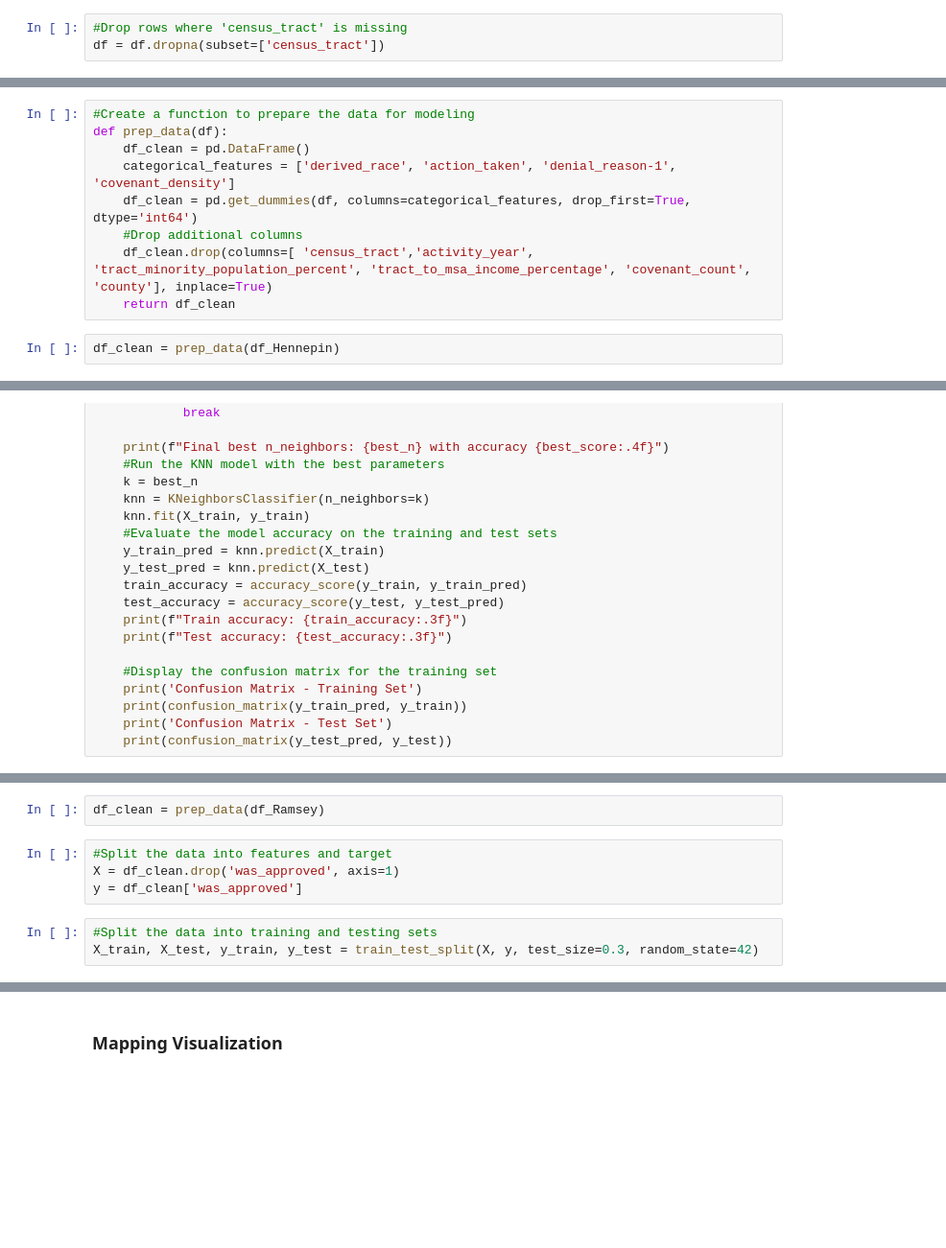
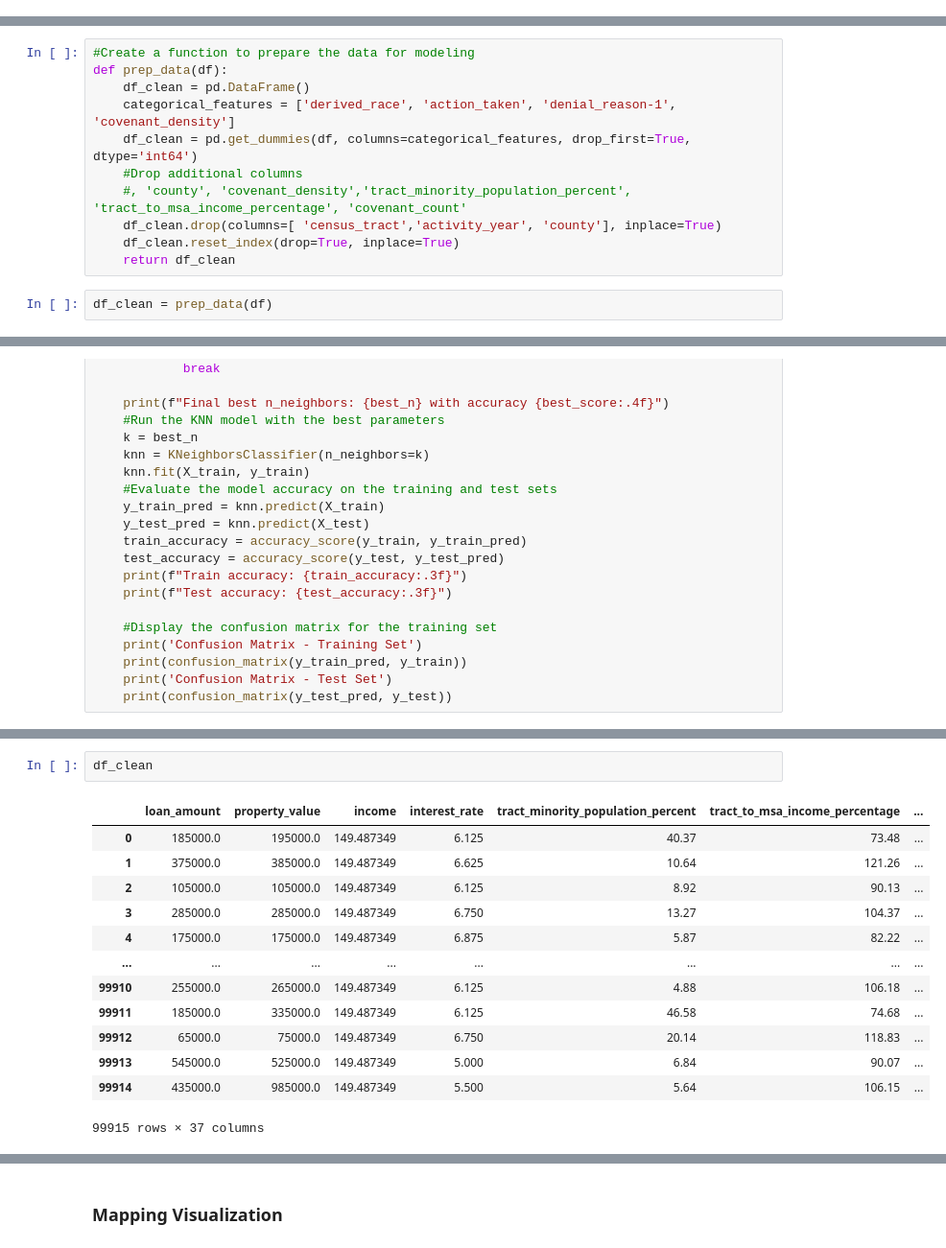
Before and after one commit to chance-roberts/DATA6550-Housing-Bias, a Jupyter notebook: Code/Roberts/CRoberts_Housing_Bias.ipynb, the cells around one changed output, grey strips where cells are left out. Shown at 96% size. Saved outputs shown, nothing was run; the diff lists cells and outputs as text; blank space fills up the shorter version.

```diff
--- a/Code/Roberts/CRoberts_Housing_Bias.ipynb
+++ b/Code/Roberts/CRoberts_Housing_Bias.ipynb
@@ -80,6 +83,3 @@ df[df['census_tract'].isnull()]
-# %%
-#Drop rows where 'census_tract' is missing
-df = df.dropna(subset=['census_tract'])
 # %%
 #Fill missing values of 'covenant_density'
 df['covenant_density'] = df['covenant_density'].fillna('No Covenants')
@@ -307,10 +101,12 @@ def prep_data(df):
     categorical_features = ['derived_race', 'action_taken', 'denial_reason-1', 'covenant_density']
     df_clean = pd.get_dummies(df, columns=categorical_features, drop_first=True, dtype='int64')
     #Drop additional columns
-    df_clean.drop(columns=[ 'census_tract','activity_year', 'tract_minority_population_percent', 'tract_to_msa_income_percentage', 'covenant_count', 'county'], inplace=True)
+    #, 'county', 'covenant_density','tract_minority_population_percent', 'tract_to_msa_income_percentage', 'covenant_count'
+    df_clean.drop(columns=[ 'census_tract','activity_year', 'county'], inplace=True)
+    df_clean.reset_index(drop=True, inplace=True)
     return df_clean
 # %%
-df_clean = prep_data(df_Hennepin)
+df_clean = prep_data(df)
 # %%
 #Display the missing values in the cleaned dataset
 df_clean.isnull().sum()
@@ -435,9 +219,16 @@ Confusion Matrix - Test Set
 # %%
-df_clean = prep_data(df_Ramsey)
+df_clean
+# %% [output]
+|  | loan_amount | property_value | income | interest_rate | tract_minority_population_percent | tract_to_msa_income_percentage | ... |
+| 0 | 185000.0 | 195000.0 | 149.487349 | 6.125 | 40.37 | 73.48 | ... |
+| 1 | 375000.0 | 385000.0 | 149.487349 | 6.625 | 10.64 | 121.26 | ... |
+| 2 | 105000.0 | 105000.0 | 149.487349 | 6.125 | 8.92 | 90.13 | ... |
+| 3 | 285000.0 | 285000.0 | 149.487349 | 6.750 | 13.27 | 104.37 | ... |
+| 4 | 175000.0 | 175000.0 | 149.487349 | 6.875 | 5.87 | 82.22 | ... |
+| ... | ... | ... | ... | ... | ... | ... | ... |
+| 99910 | 255000.0 | 265000.0 | 149.487349 | 6.125 | 4.88 | 106.18 | ... |
+| 99911 | 185000.0 | 335000.0 | 149.487349 | 6.125 | 46.58 | 74.68 | ... |
+| 99912 | 65000.0 | 75000.0 | 149.487349 | 6.750 | 20.14 | 118.83 | ... |
+| 99913 | 545000.0 | 525000.0 | 149.487349 | 5.000 | 6.84 | 90.07 | ... |
+| 99914 | 435000.0 | 985000.0 | 149.487349 | 5.500 | 5.64 | 106.15 | ... |
+99915 rows × 37 columns
-# %%
-#Split the data into features and target
-X = df_clean.drop('was_approved', axis=1)
-y = df_clean['was_approved']
-# %%
-#Split the data into training and testing sets
-X_train, X_test, y_train, y_test = train_test_split(X, y, test_size=0.3, random_state=42)
```
Also changed, not shown: parts of 86 cells of this notebook, 3 other files.
